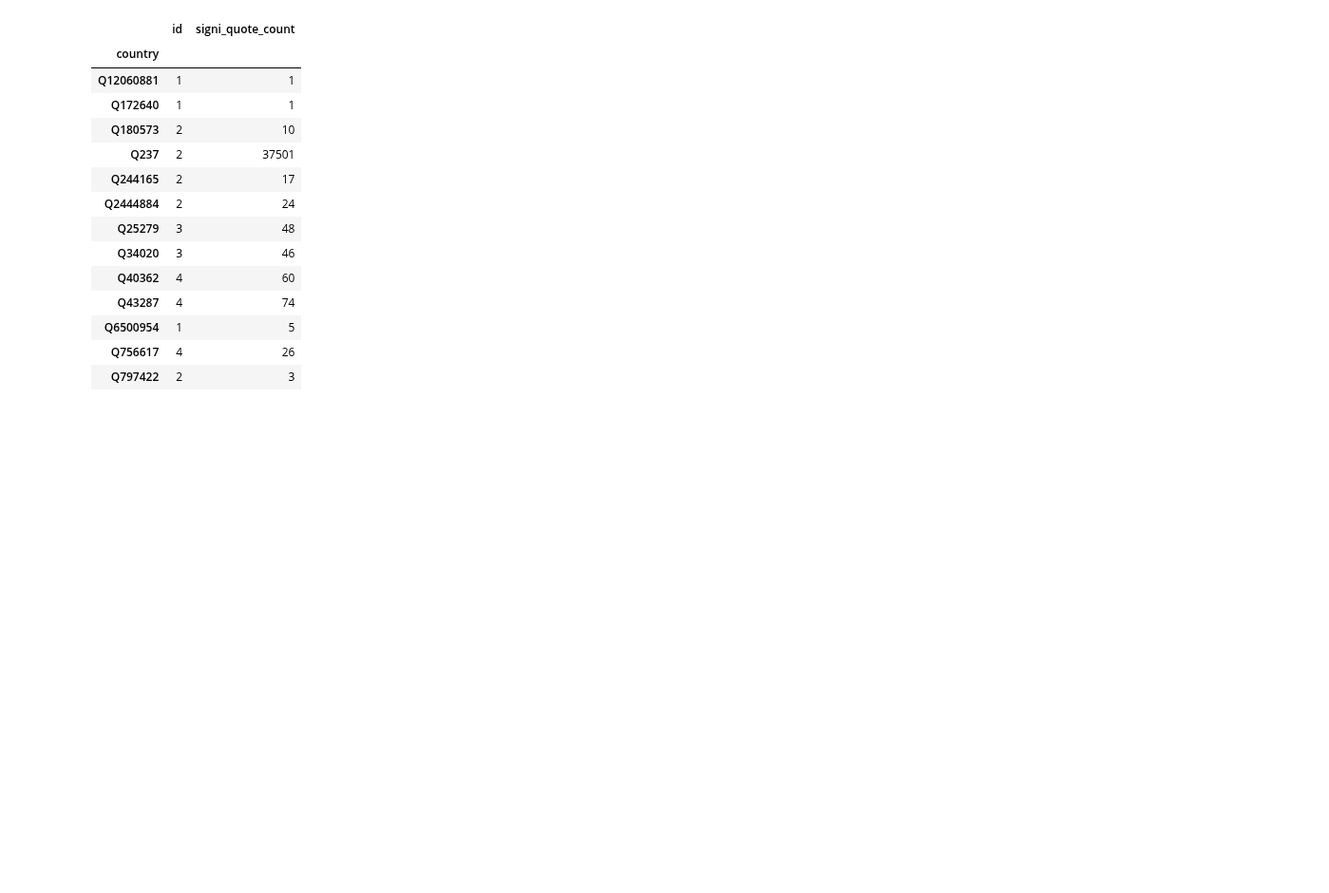
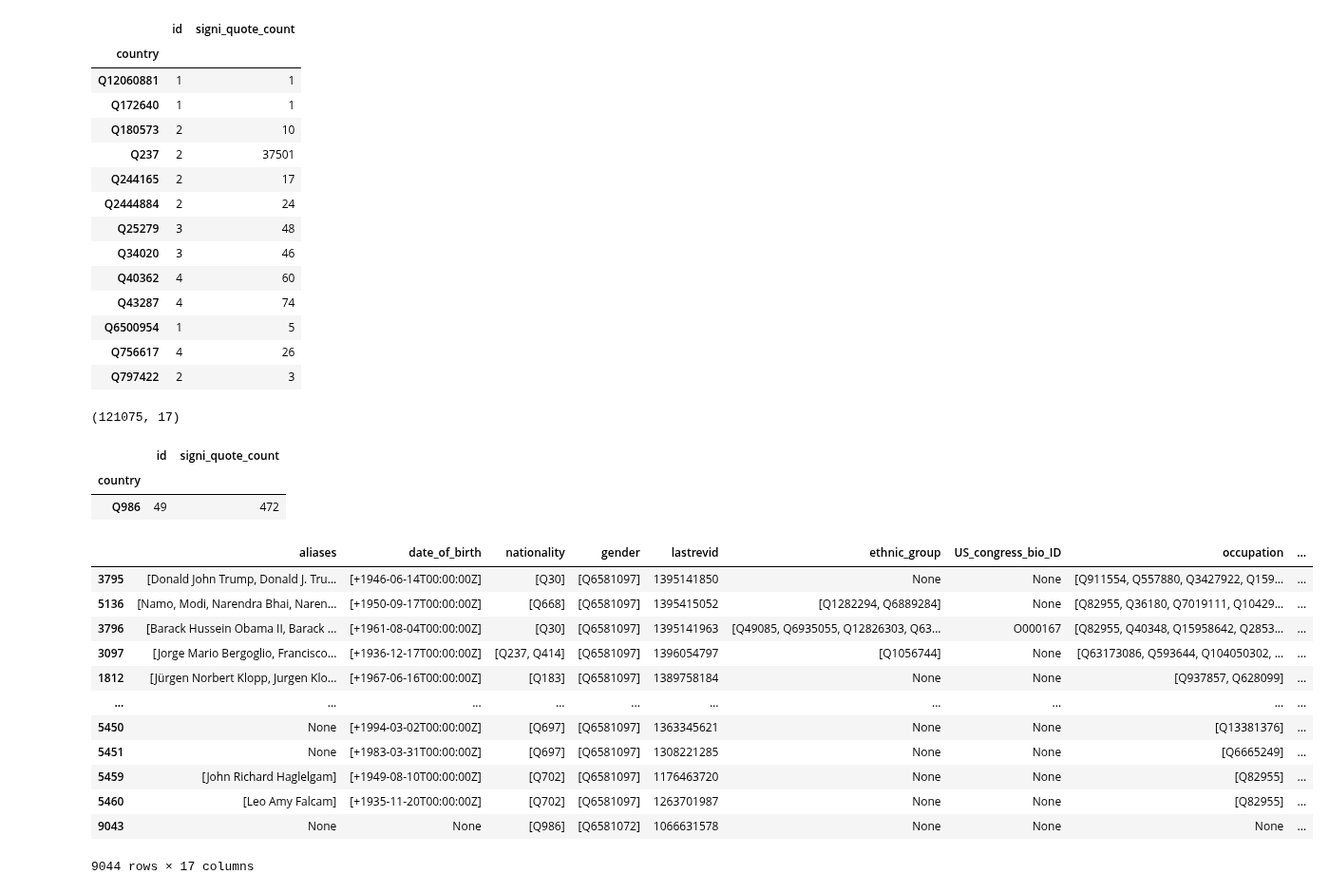
Before and after one commit to epfl-ada/ada-2021-project-madry, a Jupyter notebook: country.ipynb, the cells around one changed output. Shown at 95% size. Cells and saved outputs as stored; diff of their text form; code cells hidden in the pictures; blank space fills up the shorter version.

```diff
--- a/country.ipynb
+++ b/country.ipynb
@@ -212,3 +221,13 @@ country_agg[country_agg.index.isin(underrep_countries)]
 | Q6500954 | 1 | 5 |
 | Q756617 | 4 | 26 |
 | Q797422 | 2 | 3 |
+# %%
+signi_country_speakers[signi_country_speakers.signi_quote_count > 30].shape
+# %% [output]
+(121075, 17)
+# %%
+country_agg[country_agg.index == 'Q986']
+# %% [output]
+|  | id | signi_quote_count |
+| country |  |  |
+| Q986 | 49 | 472 |
@@ -214,0 +240,16 @@ country_agg[country_agg.index.isin(underrep_countries)]
+# %%
+selected_country_speakers.sort_values(by=['signi_quote_count'], ascending=False)
+# %% [output]
+|  | aliases | date_of_birth | nationality | gender | lastrevid | ethnic_group | US_congress_bio_ID | occupation | ... |
+| 3795 | [Donald John Trump, Donald J. Tru... | [+1946-06-14T00:00:00Z] | [Q30] | [Q6581097] | 1395141850 | None | None | [Q911554, Q557880, Q3427922, Q159... | ... |
+| 5136 | [Namo, Modi, Narendra Bhai, Naren... | [+1950-09-17T00:00:00Z] | [Q668] | [Q6581097] | 1395415052 | [Q1282294, Q6889284] | None | [Q82955, Q36180, Q7019111, Q10429... | ... |
+| 3796 | [Barack Hussein Obama II, Barack ... | [+1961-08-04T00:00:00Z] | [Q30] | [Q6581097] | 1395141963 | [Q49085, Q6935055, Q12826303, Q63... | O000167 | [Q82955, Q40348, Q15958642, Q2853... | ... |
+| 3097 | [Jorge Mario Bergoglio, Francisco... | [+1936-12-17T00:00:00Z] | [Q237, Q414] | [Q6581097] | 1396054797 | [Q1056744] | None | [Q63173086, Q593644, Q104050302, ... | ... |
+| 1812 | [Jürgen Norbert Klopp, Jurgen Klo... | [+1967-06-16T00:00:00Z] | [Q183] | [Q6581097] | 1389758184 | None | None | [Q937857, Q628099] | ... |
+| ... | ... | ... | ... | ... | ... | ... | ... | ... | ... |
+| 5450 | None | [+1994-03-02T00:00:00Z] | [Q697] | [Q6581097] | 1363345621 | None | None | [Q13381376] | ... |
+| 5451 | None | [+1983-03-31T00:00:00Z] | [Q697] | [Q6581097] | 1308221285 | None | None | [Q6665249] | ... |
+| 5459 | [John Richard Haglelgam] | [+1949-08-10T00:00:00Z] | [Q702] | [Q6581097] | 1176463720 | None | None | [Q82955] | ... |
+| 5460 | [Leo Amy Falcam] | [+1935-11-20T00:00:00Z] | [Q702] | [Q6581097] | 1263701987 | None | None | [Q82955] | ... |
+| 9043 | None | None | [Q986] | [Q6581072] | 1066631578 | None | None | None | ... |
+9044 rows × 17 columns
```
Also changed, not shown: parts of 13 cells of this notebook.
